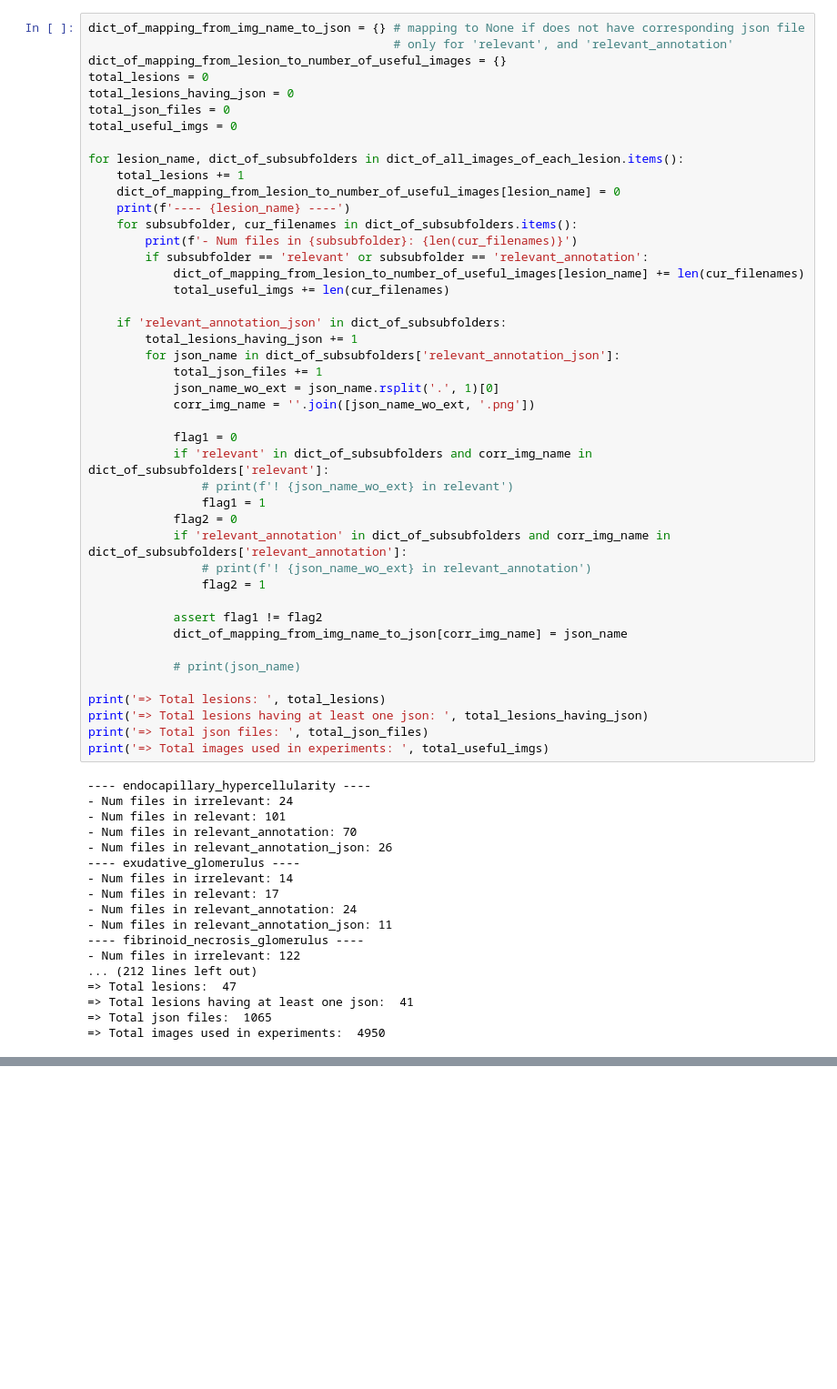
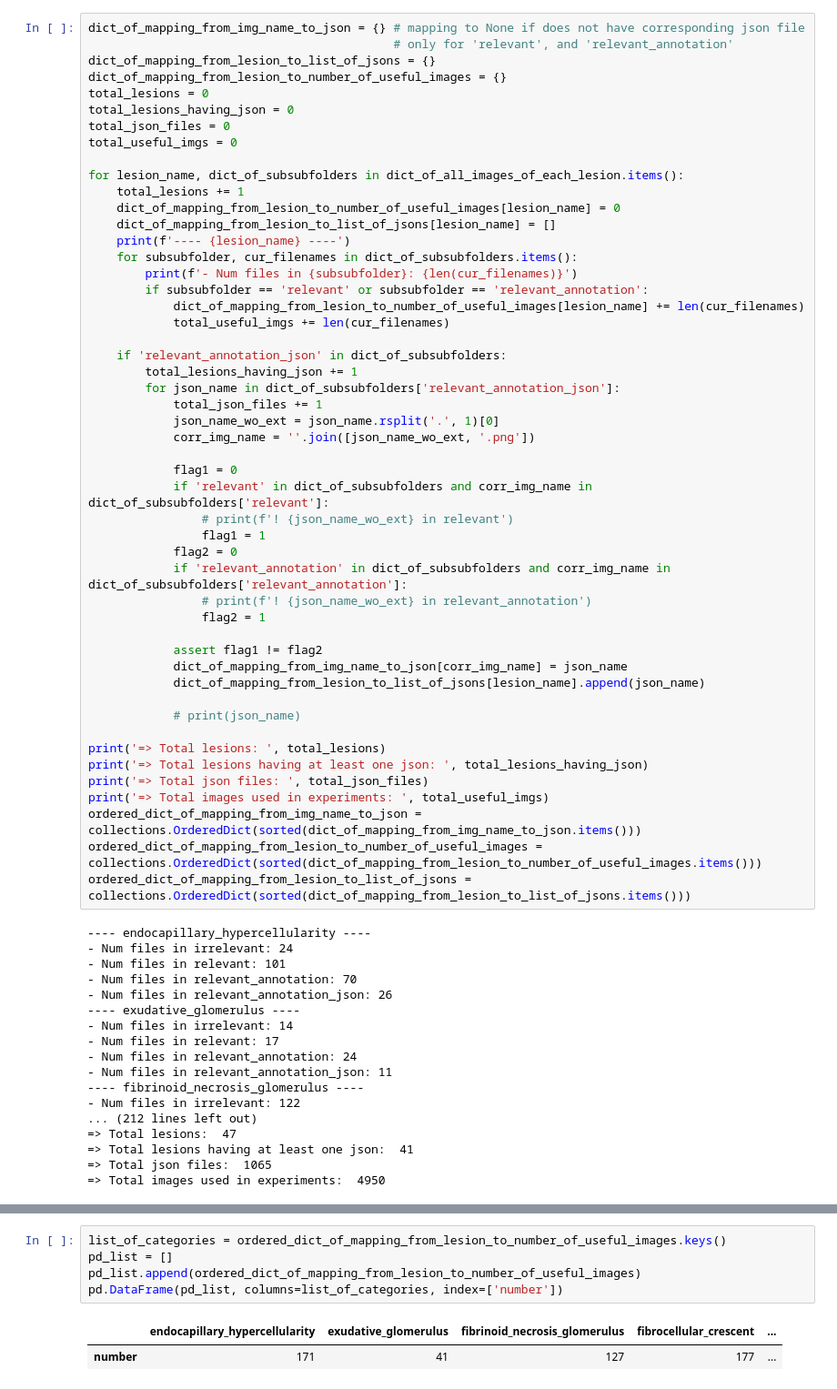
Before and after one commit to huyvquoc/labo, a Jupyter notebook: my_utils/ipynbs/glomchat_info.ipynb, the cells around one changed output, grey strips where cells are left out. Shown at 91% size. Drawn from its saved outputs; the diff is of its cells as text; blank space fills up the shorter version.

```diff
--- a/my_utils/ipynbs/glomchat_info.ipynb
+++ b/my_utils/ipynbs/glomchat_info.ipynb
@@ -542,6 +617,7 @@ for lesion_subfolder in lesion_subfolders:
 # %%
 dict_of_mapping_from_img_name_to_json = {} # mapping to None if does not have corresponding json file
                                            # only for 'relevant', and 'relevant_annotation'
+dict_of_mapping_from_lesion_to_list_of_jsons = {}
 dict_of_mapping_from_lesion_to_number_of_useful_images = {}
 total_lesions = 0
 total_lesions_having_json = 0
@@ -551,6 +627,7 @@ total_useful_imgs = 0
 for lesion_name, dict_of_subsubfolders in dict_of_all_images_of_each_lesion.items():
     total_lesions += 1
     dict_of_mapping_from_lesion_to_number_of_useful_images[lesion_name] = 0
+    dict_of_mapping_from_lesion_to_list_of_jsons[lesion_name] = []
     print(f'---- {lesion_name} ----')
     for subsubfolder, cur_filenames in dict_of_subsubfolders.items():
         print(f'- Num files in {subsubfolder}: {len(cur_filenames)}')
@@ -576,6 +653,7 @@ for lesion_name, dict_of_subsubfolders in dict_of_all_images_of_each_lesion.item
 
             assert flag1 != flag2
             dict_of_mapping_from_img_name_to_json[corr_img_name] = json_name
+            dict_of_mapping_from_lesion_to_list_of_jsons[lesion_name].append(json_name)
 
             # print(json_name)
 
@@ -583,6 +661,9 @@ print('=> Total lesions: ', total_lesions)
 print('=> Total lesions having at least one json: ', total_lesions_having_json)
 print('=> Total json files: ', total_json_files)
 print('=> Total images used in experiments: ', total_useful_imgs)
+ordered_dict_of_mapping_from_img_name_to_json = collections.OrderedDict(sorted(dict_of_mapping_from_img_name_to_json.items()))
+ordered_dict_of_mapping_from_lesion_to_number_of_useful_images = collections.OrderedDict(sorted(dict_of_mapping_from_lesion_to_number_of_useful_images.items()))
+ordered_dict_of_mapping_from_lesion_to_list_of_jsons = collections.OrderedDict(sorted(dict_of_mapping_from_lesion_to_list_of_jsons.items()))
 # %% [output]
 ---- endocapillary_hypercellularity ----
 - Num files in irrelevant: 24
@@ -605,0 +706,8 @@ print('=> Total images used in experiments: ', total_useful_imgs)
+# %%
+list_of_categories = ordered_dict_of_mapping_from_lesion_to_number_of_useful_images.keys()
+pd_list = []
+pd_list.append(ordered_dict_of_mapping_from_lesion_to_number_of_useful_images)
+pd.DataFrame(pd_list, columns=list_of_categories, index=['number'])
+# %% [output]
+|  | endocapillary_hypercellularity | exudative_glomerulus | fibrinoid_necrosis_glomerulus | fibrocellular_crescent | ... |
+| number | 171 | 41 | 127 | 177 | ... |
```
Also changed, not shown: parts of 11 cells of this notebook.
